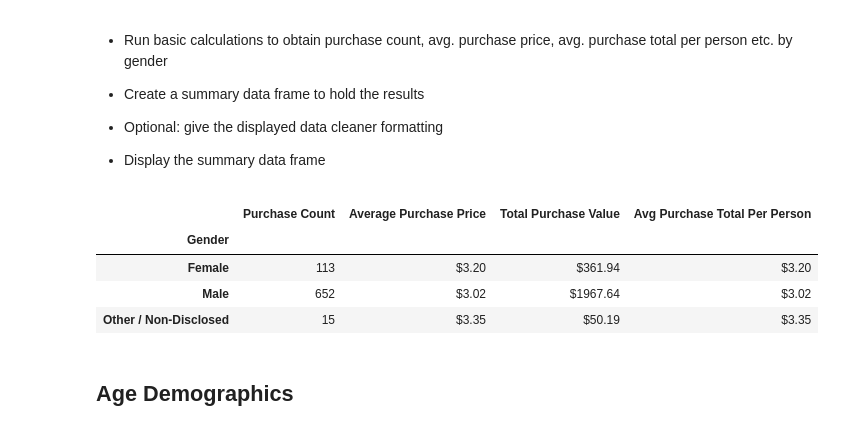
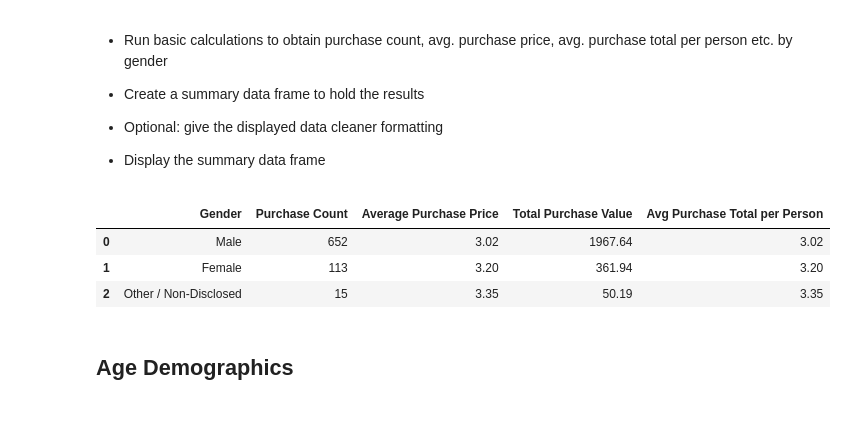
Before and after one commit to disco-nap/heroes-of-pymoli, a Jupyter notebook: HeroesOfPymoli.ipynb, the cells around one changed output. Cells and saved outputs as stored; diff of their text form; code cells hidden in the pictures.

```diff
--- a/HeroesOfPymoli/HeroesOfPymoli_starter.ipynb
+++ b/HeroesOfPymoli.ipynb
@@ -110,31 +114,40 @@ gender_demo_df
 
 
 * Display the summary data frame
-# %%
-
-gender_purchase_count = gender["Purchase ID"].count()
-gender_total_purchase = gender["Price"].sum()
-gender_avg_purchase = gender_total_purchase / gender_purchase_count
-gender_avg_tpp = gender_total_purchase / gender_player_count
-
-
-gender_analysis_df = pd.DataFrame({"Purchase Count": gender_purchase_count,
-                            "Average Purchase Price": gender_avg_purchase,
-                            "Total Purchase Value": gender_total_purchase,
-                            "Avg Purchase Total Per Person": gender_avg_tpp,
-                                  })
-
-gender_analysis_df["Average Purchase Price"] = gender_analysis_df["Average Purchase Price"].map("${:.2f}".format)
-gender_analysis_df["Total Purchase Value"] = gender_analysis_df["Total Purchase Value"].map("${:.2f}".format)
-gender_analysis_df["Avg Purchase Total Per Person"] = gender_analysis_df["Avg Purchase Total Per Person"].map("${:.2f}".format)
-
-gender_analysis_df
-# %% [output]
-|  | Purchase Count | Average Purchase Price | Total Purchase Value | Avg Purchase Total Per Person |
-| Gender |  |  |  |  |
-| Female | 113 | $3.20 | $361.94 | $3.20 |
-| Male | 652 | $3.02 | $1967.64 | $3.02 |
-| Other / Non-Disclosed | 15 | $3.35 | $50.19 | $3.35 |
+# %%
+#Purchase Count, Average Purchase Price, Total Purchase Value, Avg Purchase Total per Person
+
+male_purchase_count = male_players_df["Purchase ID"].count()
+male_total_purchase = male_players_df["Price"].sum()
+male_avg_purchase = male_total_purchase / male_purchase_count
+male_avg_tpp = male_total_purchase / male_players_count
+
+
+female_purchase_count = female_players_df["Purchase ID"].count()
+female_total_purchase = female_players_df["Price"].sum()
+female_avg_purchase = female_total_purchase / female_purchase_count
+female_avg_tpp = female_total_purchase / female_players_count
+
+
+other_purchase_count = other_players_df["Purchase ID"].count()
+other_total_purchase = other_players_df["Price"].sum()
+other_avg_purchase = other_total_purchase / other_purchase_count
+other_avg_tpp = other_total_purchase / other_players_count
+
+
+gender_analysis_df = pd.DataFrame({"Gender": ["Male", "Female", "Other / Non-Disclosed"],
+                            "Purchase Count": [male_purchase_count, female_purchase_count, other_purchase_count],
+                            "Average Purchase Price": [male_avg_purchase, female_avg_purchase, other_avg_purchase],
+                            "Total Purchase Value": [male_total_purchase, female_total_purchase, other_total_purchase],
+                            "Avg Purchase Total per Person": [male_avg_tpp, female_avg_tpp, other_avg_tpp],
+                                  })
+
+gender_analysis_df.round(2)
+# %% [output]
+|  | Gender | Purchase Count | Average Purchase Price | Total Purchase Value | Avg Purchase Total per Person |
+| 0 | Male | 652 | 3.02 | 1967.64 | 3.02 |
+| 1 | Female | 113 | 3.20 | 361.94 | 3.20 |
+| 2 | Other / Non-Disclosed | 15 | 3.35 | 50.19 | 3.35 |
 # %% [markdown]
 ## Age Demographics
 # %% [markdown]
```
Also changed, not shown: parts of 9 cells of this notebook, 4 other files.
